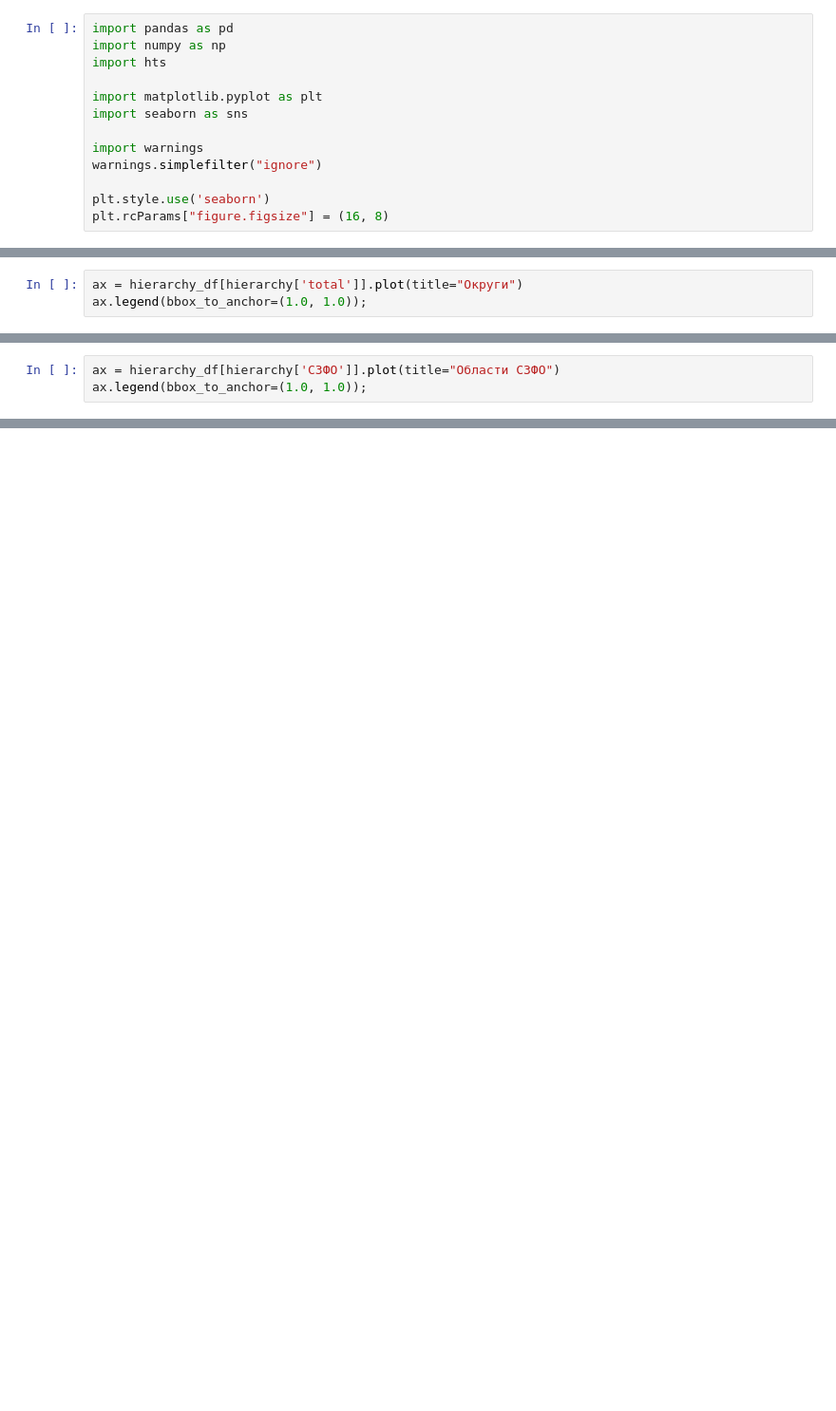
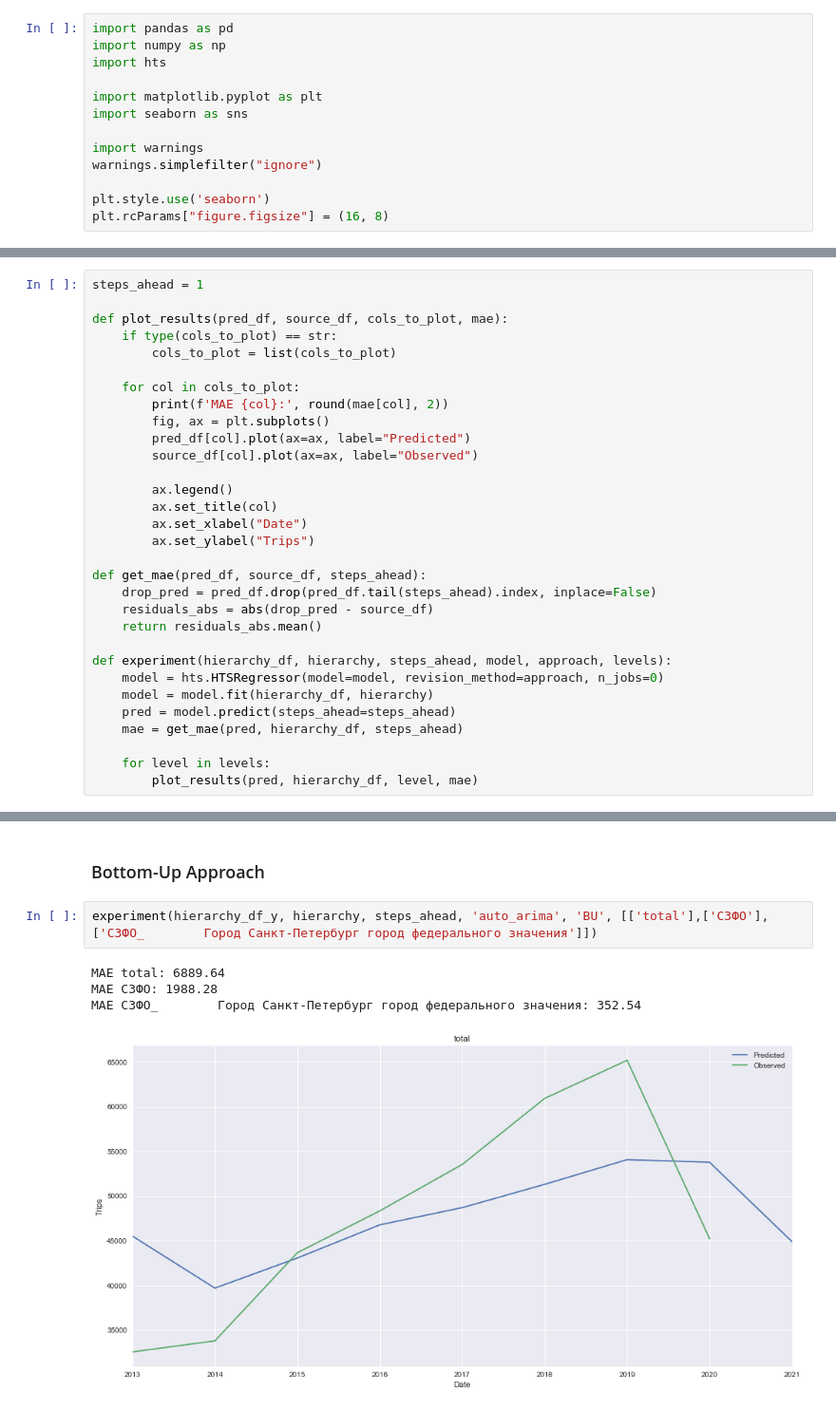
Before and after one commit to JuliaKil/tourism-hts, a Jupyter notebook: tourism.ipynb, the cells around one changed output, grey strips where cells are left out. Shown at 95% size. Cells and saved outputs as stored; diff of their text form; blank space fills up the shorter version.

```diff
--- a/tourism.ipynb
+++ b/tourism.ipynb
@@ -152,3 +13,0 @@ hierarchy_df["total"].plot(title="total level")
-# %%
-ax = hierarchy_df[hierarchy['total']].plot(title="Округи")
-ax.legend(bbox_to_anchor=(1.0, 1.0));
@@ -157,3 +13,0 @@ ax.legend(bbox_to_anchor=(1.0, 1.0));
-# %%
-ax = hierarchy_df[hierarchy['СЗФО']].plot(title="Области CЗФО")
-ax.legend(bbox_to_anchor=(1.0, 1.0));
@@ -246,0 +84,31 @@ MAE: 232.62
+# %%
+steps_ahead = 1
+
+def plot_results(pred_df, source_df, cols_to_plot, mae):
+    if type(cols_to_plot) == str:
+        cols_to_plot = list(cols_to_plot)
+
+    for col in cols_to_plot:
+        print(f'MAE {col}:', round(mae[col], 2))
+        fig, ax = plt.subplots()
+        pred_df[col].plot(ax=ax, label="Predicted")
+        source_df[col].plot(ax=ax, label="Observed")
+
+        ax.legend()
+        ax.set_title(col)
+        ax.set_xlabel("Date")
+        ax.set_ylabel("Trips")
+
+def get_mae(pred_df, source_df, steps_ahead):
+    drop_pred = pred_df.drop(pred_df.tail(steps_ahead).index, inplace=False)
+    residuals_abs = abs(drop_pred - source_df)
+    return residuals_abs.mean()
+
+def experiment(hierarchy_df, hierarchy, steps_ahead, model, approach, levels):
+    model = hts.HTSRegressor(model=model, revision_method=approach, n_jobs=0)
+    model = model.fit(hierarchy_df, hierarchy)
+    pred = model.predict(steps_ahead=steps_ahead)
+    mae = get_mae(pred, hierarchy_df, steps_ahead)
+
+    for level in levels:
+        plot_results(pred, hierarchy_df, level, mae)
@@ -246,0 +138,9 @@ MAE: 232.62
+# %% [markdown]
+### Bottom-Up Approach
+# %%
+experiment(hierarchy_df_y, hierarchy, steps_ahead, 'auto_arima', 'BU', [['total'],['СЗФО'], ['СЗФО_        Город Санкт-Петербург город федерального значения']])
+# %% [output]
+MAE total: 6889.64
+MAE СЗФО: 1988.28
+MAE СЗФО_        Город Санкт-Петербург город федерального значения: 352.54
+[figure, added]
```
Also changed, not shown: parts of 73 cells of this notebook, 1 other file.
